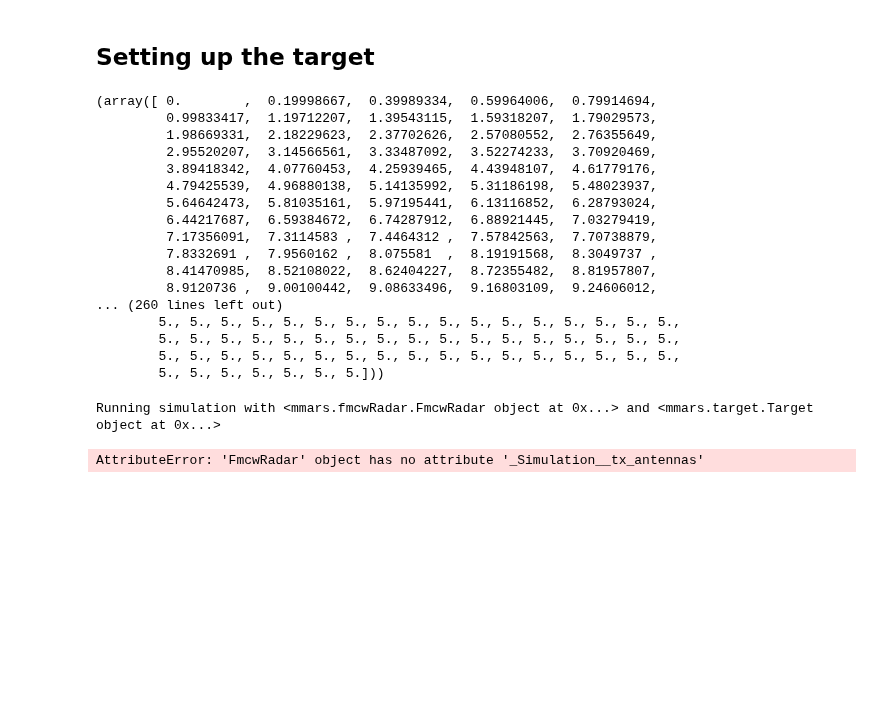
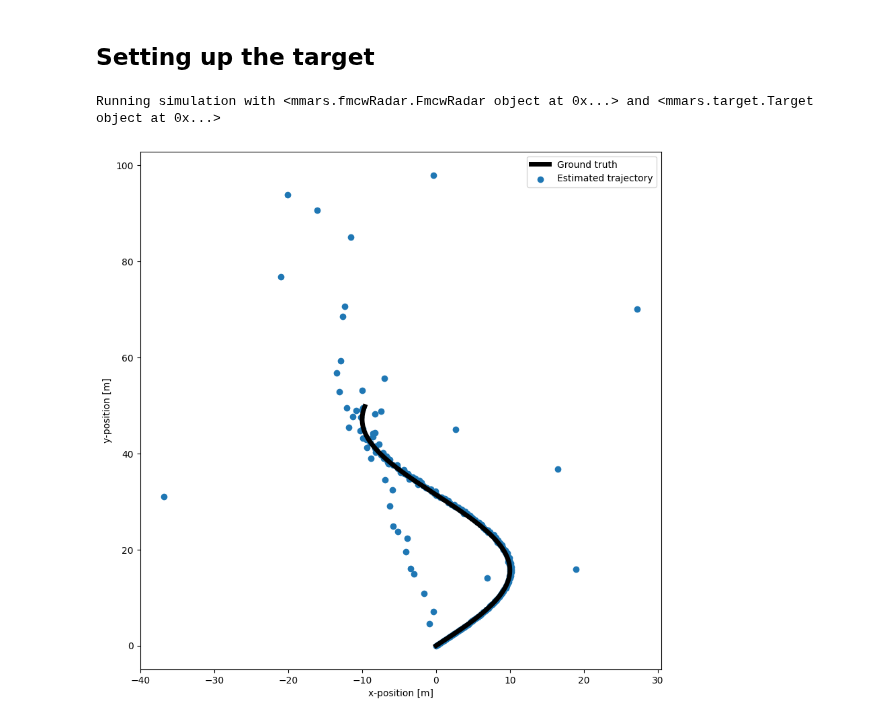
Before and after one commit to RHIMMELAND/MMARS, a Jupyter notebook: examples/001_radar_fixed_target.ipynb, the cells around one changed output. Saved outputs shown, nothing was run; the diff lists cells and outputs as text; code cells hidden in the pictures; blank space fills up the shorter version.

```diff
--- a/examples/001_radar_fixed_target.ipynb
+++ b/examples/001_radar_fixed_target.ipynb
@@ -37,33 +34,20 @@ SNR: 10 dB at 10 m
 # %% [markdown]
 ## Setting up the target
 # %%
-target_model_1 = mmars.Target(start_position=np.array([[0,0]]), start_velocity=5.)
+target_model_1 = mmars.Target(start_position=np.array([[0.001,0.001]]), start_velocity=5., T_total=10.)
 
 target_model_1.generate_trajectory(trajectory_type="sinusoidal")
-
-target_model_1.get_trajectory()
-# %% [output]
-(array([ 0.        ,  0.19998667,  0.39989334,  0.59964006,  0.79914694,
-         0.99833417,  1.19712207,  1.39543115,  1.59318207,  1.79029573,
-         1.98669331,  2.18229623,  2.37702626,  2.57080552,  2.76355649,
-         2.95520207,  3.14566561,  3.33487092,  3.52274233,  3.70920469,
-         3.89418342,  4.07760453,  4.25939465,  4.43948107,  4.61779176,
-         4.79425539,  4.96880138,  5.14135992,  5.31186198,  5.48023937,
-         5.64642473,  5.81035161,  5.97195441,  6.13116852,  6.28793024,
-         6.44217687,  6.59384672,  6.74287912,  6.88921445,  7.03279419,
-         7.17356091,  7.3114583 ,  7.4464312 ,  7.57842563,  7.70738879,
-         7.8332691 ,  7.9560162 ,  8.075581  ,  8.19191568,  8.3049737 ,
-         8.41470985,  8.52108022,  8.62404227,  8.72355482,  8.81957807,
-         8.9120736 ,  9.00100442,  9.08633496,  9.16803109,  9.24606012,
-... (260 lines left out)
-        5., 5., 5., 5., 5., 5., 5., 5., 5., 5., 5., 5., 5., 5., 5., 5., 5.,
-        5., 5., 5., 5., 5., 5., 5., 5., 5., 5., 5., 5., 5., 5., 5., 5., 5.,
-        5., 5., 5., 5., 5., 5., 5., 5., 5., 5., 5., 5., 5., 5., 5., 5., 5.,
-        5., 5., 5., 5., 5., 5., 5.]))
 # %%
 sim = mmars.Simulation(radar_model_1, target_model_1)
 
 sim.run()
 # %% [output]
 Running simulation with <mmars.fmcwRadar.FmcwRadar object at 0x...> and <mmars.target.Target object at 0x...>
-AttributeError: 'FmcwRadar' object has no attribute '_Simulation__tx_antennas'
+# %%
+sim_data = sim.get_data() # Get data as: [CPI][TX][RX][CHIRP][ADC-SAMPLE]
+
+sim.run_tracking(tracking_algorithm="maximum_value")
+
+sim.plot()
+# %% [output]
+[figure, added]
```
Also changed, not shown: parts of 1 cell of this notebook.
